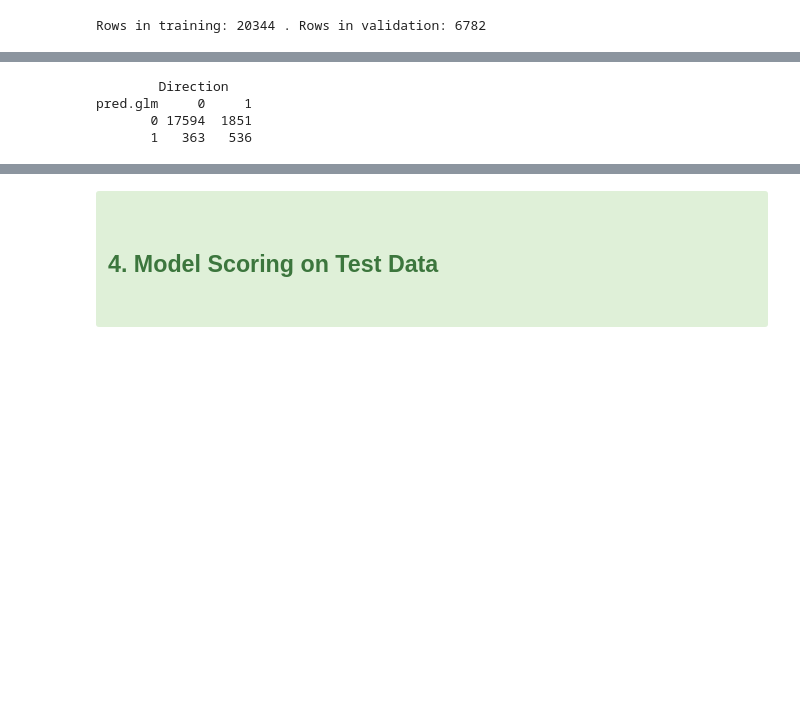
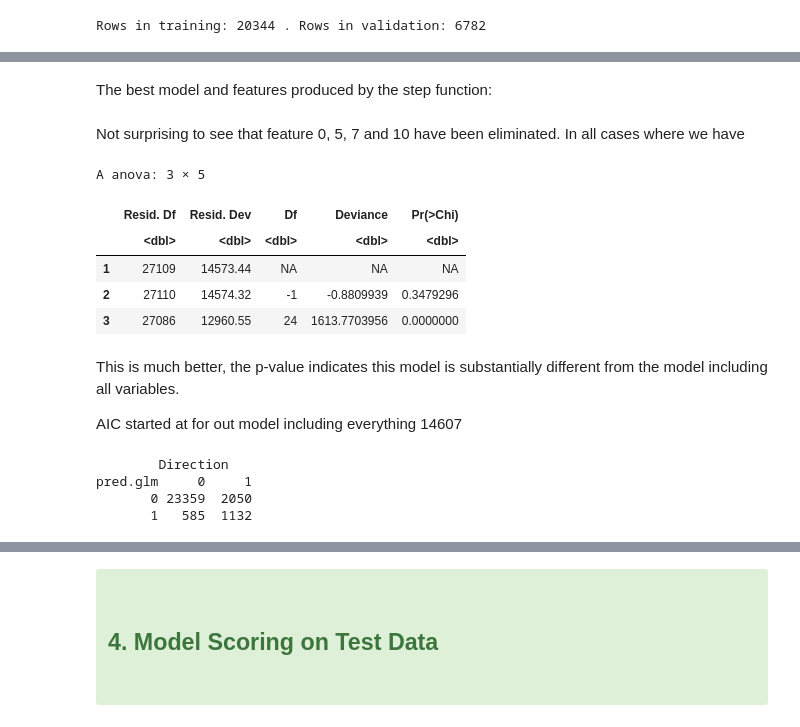
Before and after one commit to 20spaghetti/Customer-Churn-Prediction, a Jupyter notebook: Customer Churn Prediction.ipynb, the cells around one changed output, grey strips where cells are left out. Drawn from its saved outputs; the diff is of its cells as text; code cells hidden in the pictures; blank space fills up the shorter version.

```diff
--- a/Customer Churn Prediction.ipynb
+++ b/Customer Churn Prediction.ipynb
@@ -874,0 +999,4 @@ with(fit.glm, pchisq(null.deviance - deviance, df.null - df.residual, lower.tail
+# %%
+fit.factors.glm = glm(labels ~ . +as.factor(feature_7)+as.factor(feature_8)+as.factor(feature_9)+as.factor(feature_13)+as.factor(feature_14)+as.factor(feature_15)+as.factor(feature_14), data = train, family = binomial)
+
+#fit.f3.glm = glm(labels ~ feature_3, data = train, family = binomial)
@@ -875,14 +1041,38 @@ with(fit.glm, pchisq(null.deviance - deviance, df.null - df.residual, lower.tail
+# %% [markdown]
+The best model and features produced by the step function:
+# %%
+fit.step2.glm <- glm(formula = labels ~ feature_1 + feature_2 + feature_3 + feature_4 +
+    feature_6 + feature_11 + feature_12 + as.factor(feature_7) +
+    as.factor(feature_8) + as.factor(feature_9) + as.factor(feature_13) +
+    as.factor(feature_14) + as.factor(feature_15), family = binomial,
+    data = train)
+# %% [markdown]
+Not surprising to see that feature 0, 5, 7 and 10 have been eliminated. In all cases where we have
+# %%
+anova(fit.glm,fit.step1.glm, fit.step2.glm, test = "Chisq")
+# %% [output]
+A anova: 3 × 5
+|  | Resid. Df | Resid. Dev | Df | Deviance | Pr(>Chi) |
+|  | <dbl> | <dbl> | <dbl> | <dbl> | <dbl> |
+| 1 | 27109 | 14573.44 | NA | NA | NA |
+| 2 | 27110 | 14574.32 | -1 | -0.8809939 | 0.3479296 |
+| 3 | 27086 | 12960.55 | 24 | 1613.7703956 | 0.0000000 |
+# %% [markdown]
+This is much better, the p-value indicates this model is substantially different from the model including all variables.
+
+
+AIC started at for out model including everything 14607
 # %%
-probs <- predict(fit.glm, type = "response")
+probs <- predict(fit.step2.glm, type = "response")
 pred.glm <- rep("0", length(probs))
 pred.glm[probs > 0.5] <- "1"
-Direction = training$labels
+Direction = train$labels
 table(pred.glm, Direction)
 # %% [output]
         Direction
 pred.glm     0     1
-       0 17594  1851
-       1   363   536
+       0 23359  2050
+       1   585  1132
 # %%
 mean(pred.glm == Direction)
 # %% [output]
```
Also changed, not shown: parts of 109 cells of this notebook.
